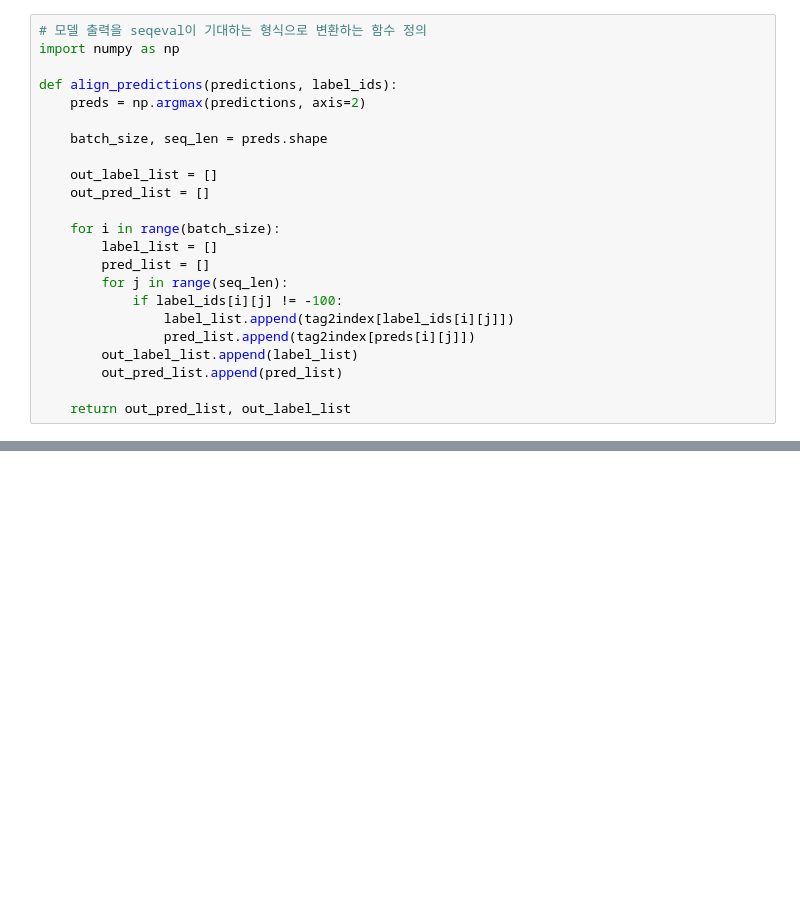
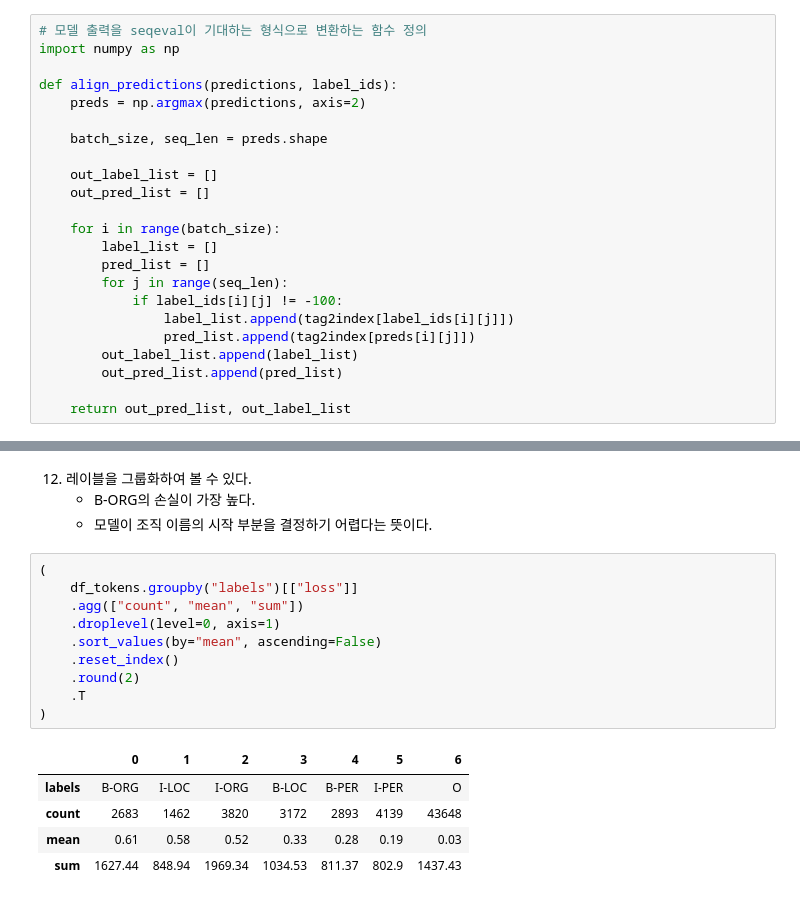
Before and after one commit to redinbluesky/nlp-with-transformers, a Jupyter notebook: 04-다중_언어_개체명_인식.ipynb, the cells around one changed output, grey strips where cells are left out. Drawn from its saved outputs; the diff is of its cells as text; blank space fills up the shorter version.

```diff
--- a/04-다중_언어_개체명_인식.ipynb
+++ b/04-다중_언어_개체명_인식.ipynb
@@ -707,0 +949,20 @@ def align_predictions(predictions, label_ids):
+# %% [markdown]
+12. 레이블을 그룹화하여 볼 수 있다.
+    - B-ORG의 손실이 가장 높다.
+    - 모델이 조직 이름의 시작 부분을 결정하기 어렵다는 뜻이다.
+# %%
+(
+    df_tokens.groupby("labels")[["loss"]]
+    .agg(["count", "mean", "sum"])
+    .droplevel(level=0, axis=1)
+    .sort_values(by="mean", ascending=False)
+    .reset_index()
+    .round(2)
+    .T
+)
+# %% [output]
+|  | 0 | 1 | 2 | 3 | 4 | 5 | 6 |
+| labels | B-ORG | I-LOC | I-ORG | B-LOC | B-PER | I-PER | O |
+| count | 2683 | 1462 | 3820 | 3172 | 2893 | 4139 | 43648 |
+| mean | 0.61 | 0.58 | 0.52 | 0.33 | 0.28 | 0.19 | 0.03 |
+| sum | 1627.44 | 848.94 | 1969.34 | 1034.53 | 811.37 | 802.9 | 1437.43 |
```
Also changed, not shown: parts of 28 cells of this notebook.
